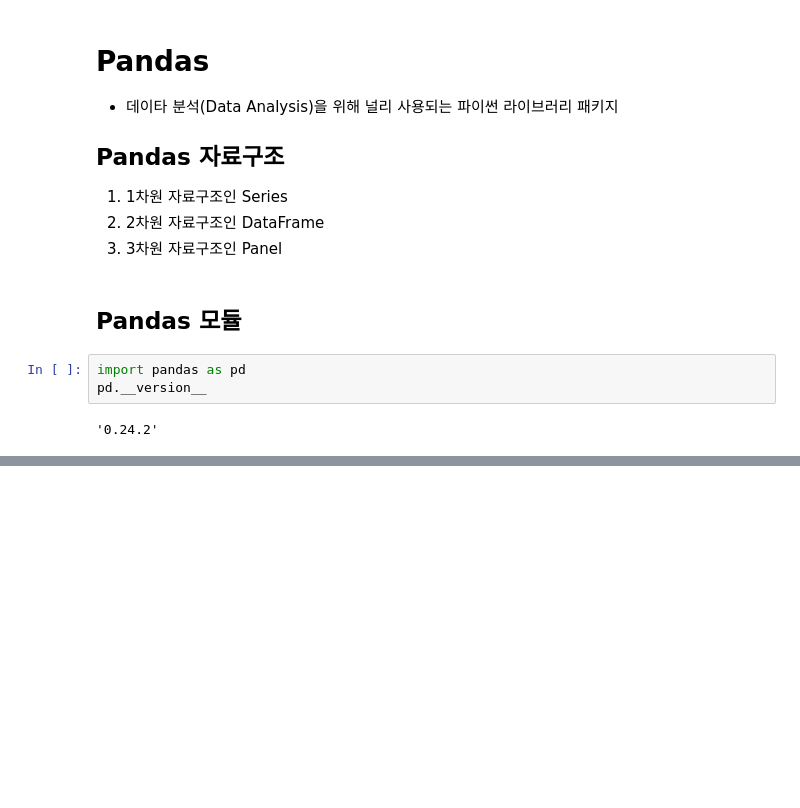
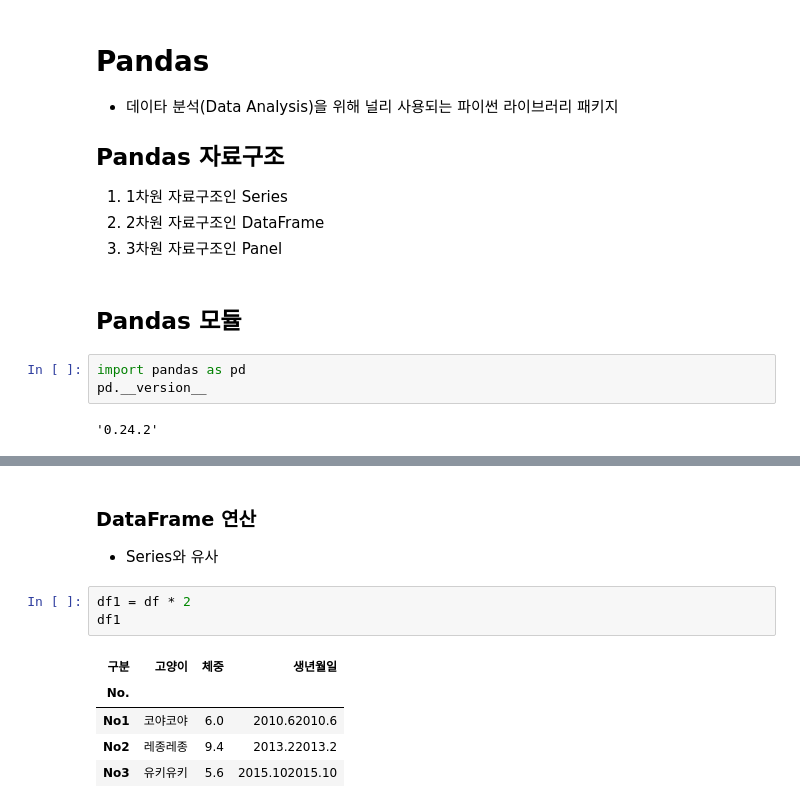
Before and after one commit to swhacademy/tensorflow-guide, a Jupyter notebook: 0_3_Pandas.ipynb, the cells around one changed output, grey strips where cells are left out. Saved outputs shown, nothing was run; the diff lists cells and outputs as text; blank space fills up the shorter version.

```diff
--- a/0_3_Pandas.ipynb
+++ b/0_3_Pandas.ipynb
@@ -78,0 +234,13 @@ KeyError: ignored
+# %% [markdown]
+### DataFrame 연산
+
+*   Series와 유사
+# %%
+df1 = df * 2
+df1
+# %% [output]
+| 구분 | 고양이 | 체중 | 생년월일 |
+| No. |  |  |  |
+| No1 | 코야코야 | 6.0 | 2010.62010.6 |
+| No2 | 레종레종 | 9.4 | 2013.22013.2 |
+| No3 | 유키유키 | 5.6 | 2015.102015.10 |
```
Also changed, not shown: parts of 43 cells of this notebook.
